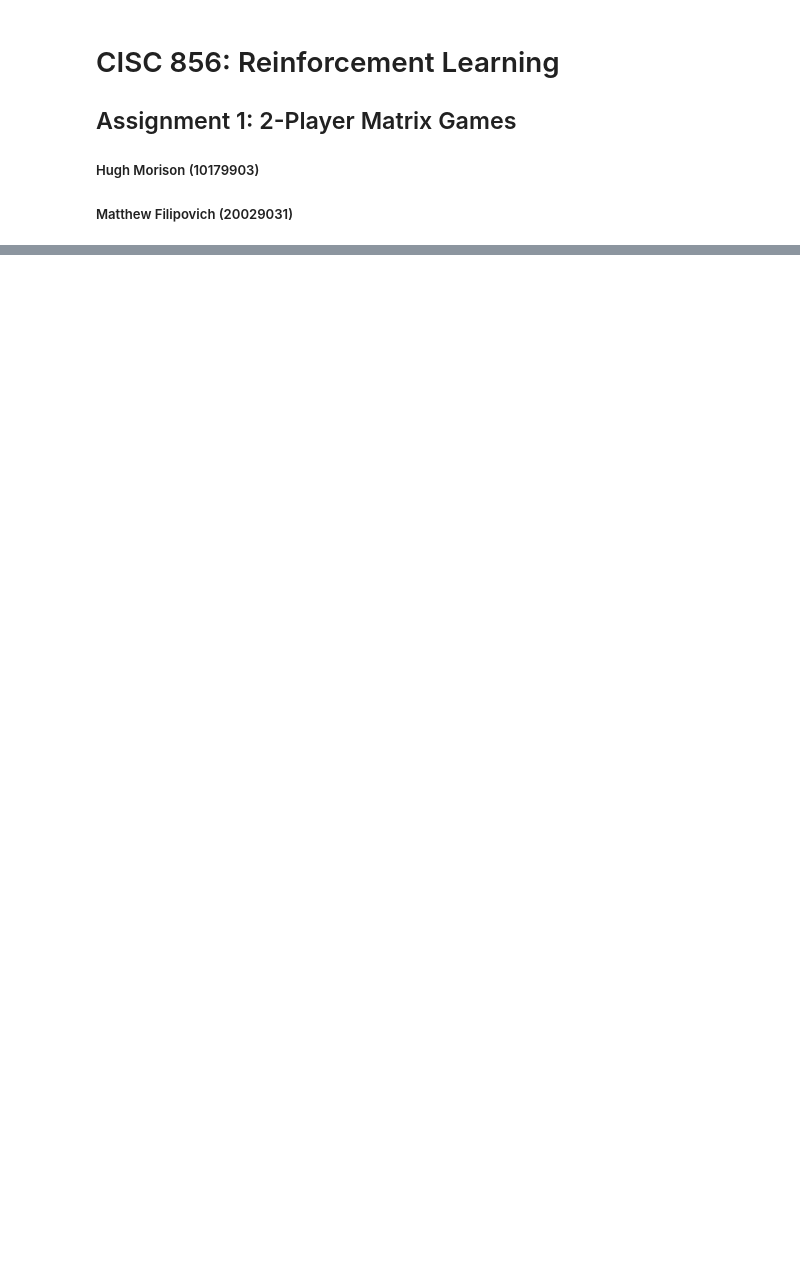
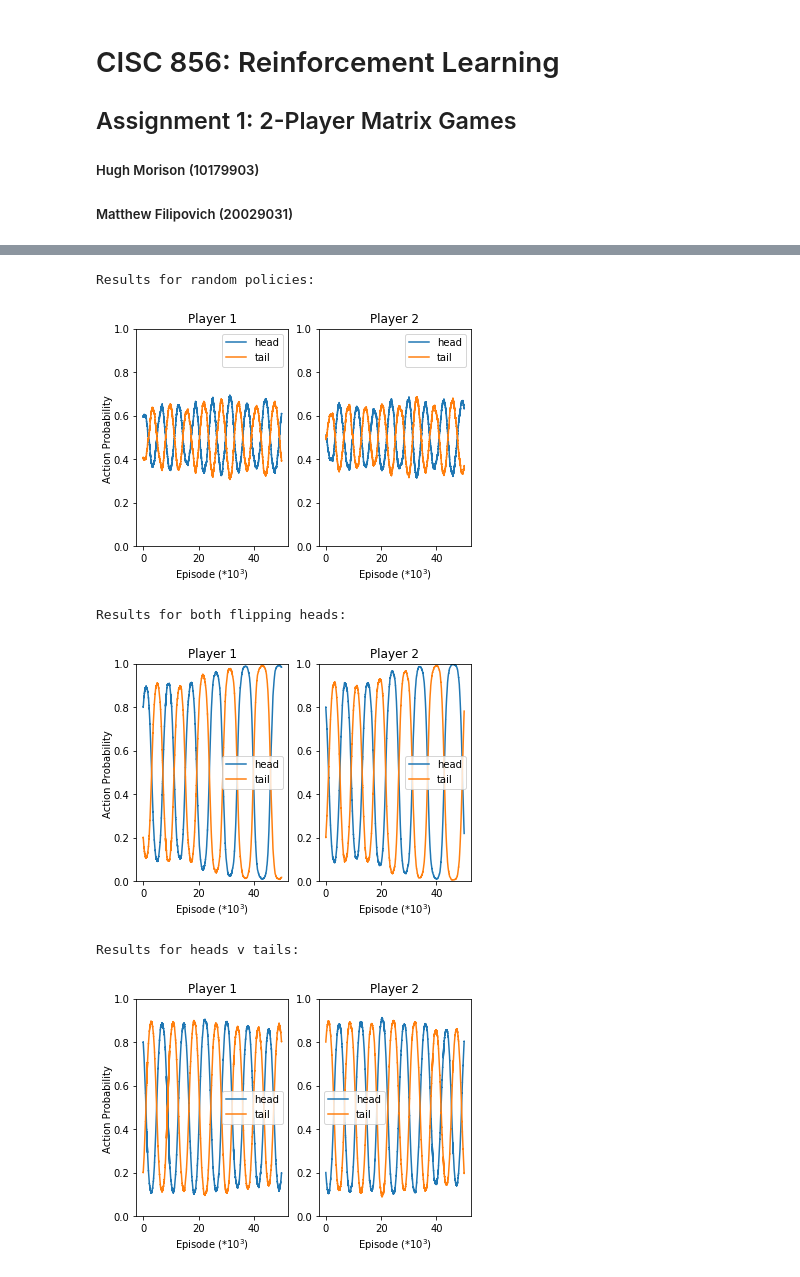
Before and after one commit to hughmor/rl-matrix-games, a Jupyter notebook: report.ipynb, the cells around one changed output, grey strips where cells are left out. Cells and saved outputs as stored; diff of their text form; code cells hidden in the pictures; blank space fills up the shorter version.

```diff
--- a/report.ipynb
+++ b/report.ipynb
@@ -276,0 +134,34 @@ for game in range(3):
+# %%
+N = 50000 # Number of episodes
+ALPHA = 0.001
+rewards_1 = p1_rewards[1]
+rewards_2 = p2_rewards[1]
+labels = action_labels[1]
+
+# random policies
+policy_1 = normalize(np.random.random(2))
+policy_2 = normalize(np.random.random(2))
+p1_history, p2_history, Q1, Q2 = iterate(policy_1, rewards_1, policy_2, rewards_2, alpha=ALPHA, max_iterations=N)
+print('Results for random policies:')
+make_plots(p1_history, p2_history, labels)
+
+# both tend to flip heads
+policy_1 = np.array([0.8, 0.2])
+policy_2 = np.array([0.8, 0.2])
+p1_history, p2_history, Q1, Q2 = iterate(policy_1, rewards_1, policy_2, rewards_2, alpha=ALPHA, max_iterations=N)
+print('Results for both flipping heads:')
+make_plots(p1_history, p2_history, labels)
+
+# heads flipped vs tails flipped
+policy_1 = np.array([0.8, 0.2])
+policy_2 = np.array([0.2, 0.8])
+p1_history, p2_history, Q1, Q2 = iterate(policy_1, rewards_1, policy_2, rewards_2, alpha=ALPHA, max_iterations=N)
+print('Results for heads v tails:')
+make_plots(p1_history, p2_history, labels)
+# %% [output]
+Results for random policies:
+[figure, added]
+Results for both flipping heads:
+[figure, added]
+Results for heads v tails:
+[figure, added]
```
Also changed, not shown: parts of 73 cells of this notebook, 1 other file.
